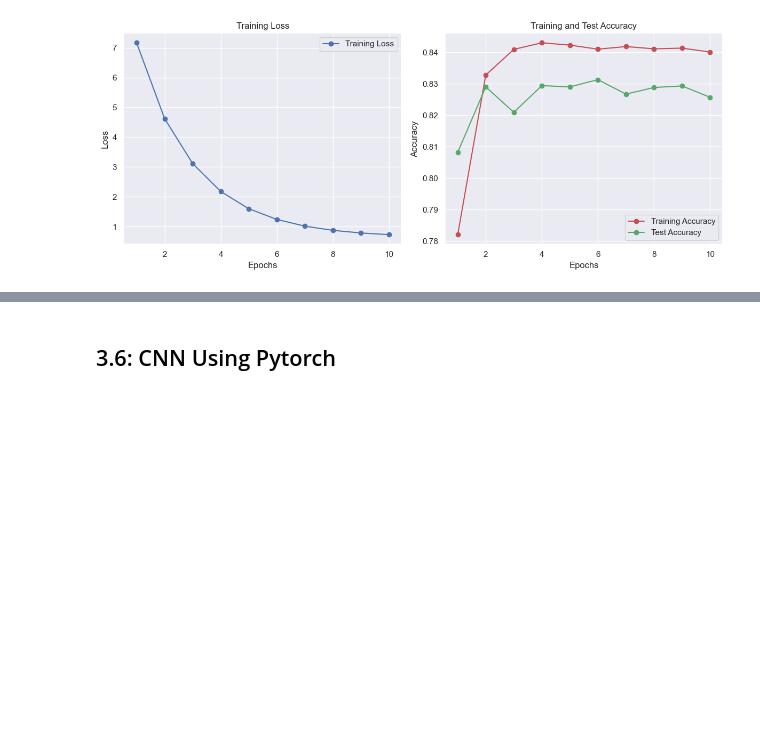
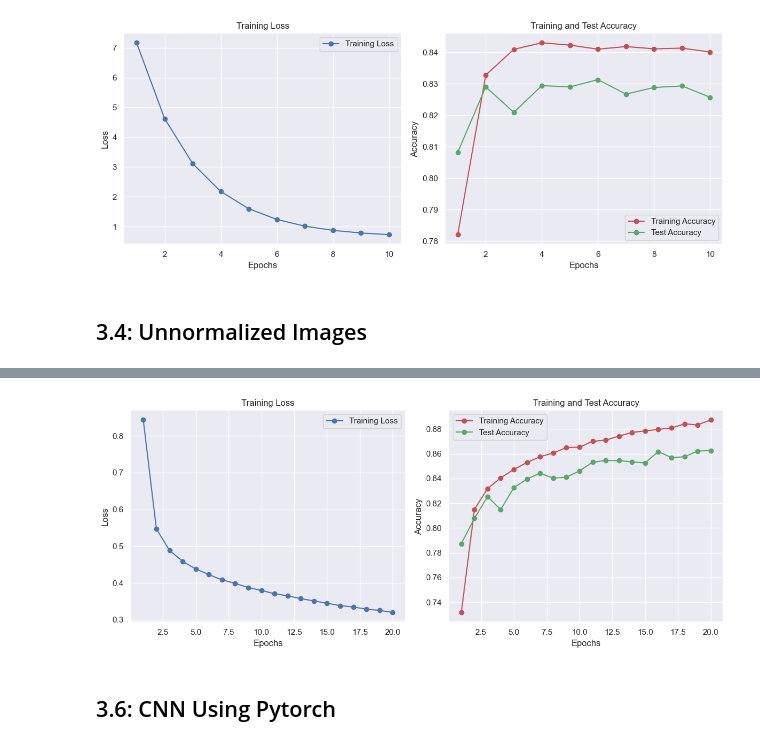
Before and after one commit to NickMilin/COMP551_A3, a Jupyter notebook: COMP551_A3.ipynb, the cells around one changed output, grey strips where cells are left out. Cells and saved outputs as stored; diff of their text form; code cells hidden in the pictures; blank space fills up the shorter version.

```diff
--- a/COMP551_A3.ipynb
+++ b/COMP551_A3.ipynb
@@ -773,3 +769,35 @@ Epoch 8/10, Loss: 0.8743, Train Accuracy: 0.8411, Test Accuracy: 0.8288
 Epoch 9/10, Loss: 0.7854, Train Accuracy: 0.8413, Test Accuracy: 0.8293
 Epoch 10/10, Loss: 0.7300, Train Accuracy: 0.8401, Test Accuracy: 0.8257
 [figure]
+# %% [markdown]
+## 3.4: Unnormalized Images
+# %%
+# q: does unnormalized images just mean without standardization or should we remove also the .toTensor()?
+
+mlp_transform_unnormalized = transforms.Compose([
+    transforms.ToTensor(),
+    transforms.Lambda(lambda x:x.view(-1))
+])
+
+full_train_dataset_unnormalized = datasets.FashionMNIST(root='./data', train=True, download=True, transform=mlp_transform_unnormalized)
+test_dataset_unnormalized = datasets.FashionMNIST(root='./data', train=False, download=True, transform=mlp_transform_unnormalized)
+
+# split full train set into train and validation sets (80/20)
+train_size = int(0.8*len(full_train_dataset_unnormalized))
+val_size = len(full_train_dataset_unnormalized) - train_size
+
+# add generator seed for reproducibility
+generator = torch.Generator().manual_seed(42)
+train_dataset_unnormalized, val_dataset_unnormalized = random_split(full_train_dataset_unnormalized, [train_size, val_size], generator=generator)
+
+# create dataloaders
+batch_size = 64
+train_loader_unnormalized = DataLoader(train_dataset_unnormalized, batch_size=batch_size, shuffle=True, generator=generator)
+validation_loader_unnormalized = DataLoader(val_dataset_unnormalized, batch_size=batch_size, shuffle=False, generator=generator)
+test_loader_unnormalized = DataLoader(test_dataset_unnormalized, batch_size=batch_size, shuffle=False, generator=generator)
+
+model_unnormalized = MLP(activation_function=relu(), num_hidden_layers=2, units=[256,256], cache=False)
+
+model_unnormalized.fit(train_loader_unnormalized, test_loader_unnormalized, 0.01, 20, retrain=True)
+model_unnormalized.plot_history()
+# %% [output]
@@ -776,3 +824,4 @@ Epoch 10/10, Loss: 0.7300, Train Accuracy: 0.8401, Test Accuracy: 0.8257
+[figure, added]
 # %% [markdown]
 ## 3.6: CNN Using Pytorch
 # %%
```
Also changed, not shown: parts of 11 cells of this notebook.
